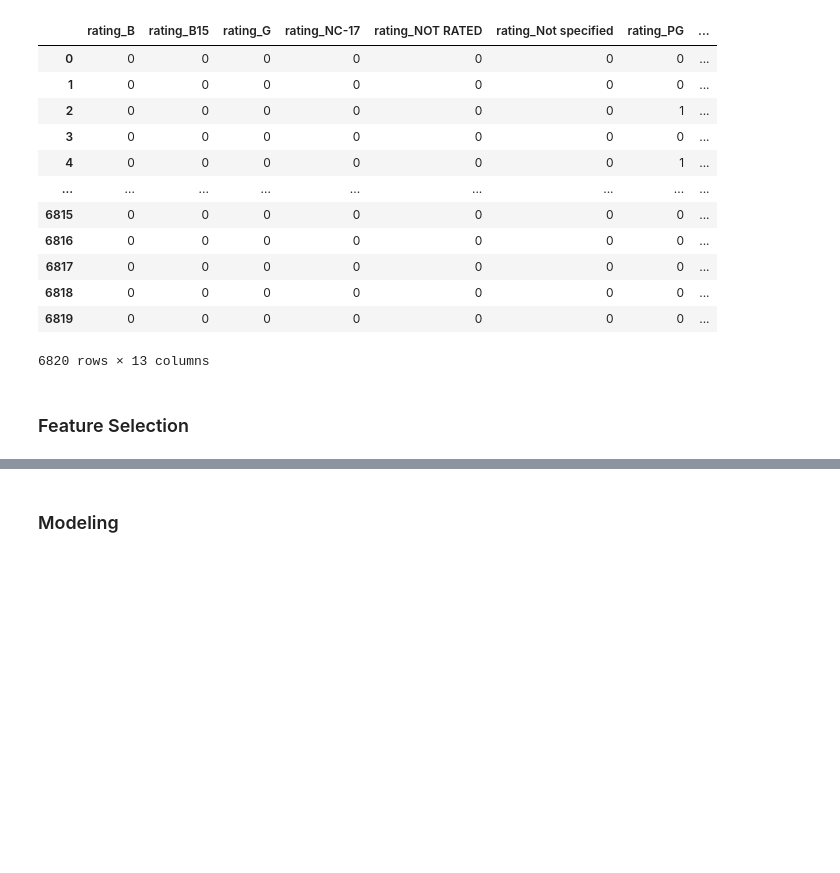
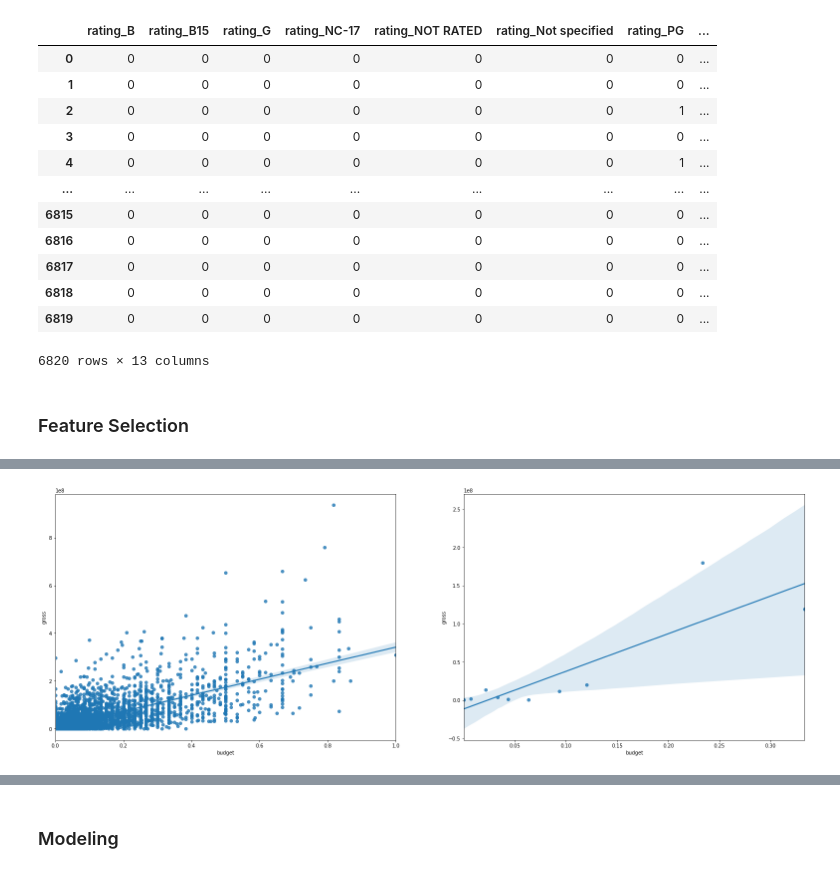
Before and after one commit to sanchiesa/Movie_Industry_Kaggle, a Jupyter notebook: notebooks/Movie_Revenue_Analysis.ipynb, the cells around one changed output, grey strips where cells are left out. Saved outputs shown, nothing was run; the diff lists cells and outputs as text; code cells hidden in the pictures; blank space fills up the shorter version.

```diff
--- a/notebooks/Movie_Revenue_Analysis.ipynb
+++ b/notebooks/Movie_Revenue_Analysis.ipynb
@@ -246 +284,11 @@ for i in top_15_countries:
+# %%
+# Plotting relationship between gross and budget
+
+plt.figure(figsize=(27,20))
+plt.subplot(2,2,1)
+sns.regplot(x='budget', y='gross', data=data, ci=95)
+plt.subplot(2,2,2)
+sns.regplot(x='budget', y='gross', data=data.sample(10, random_state=6), ci=95);
+# %% [output]
+[figure, added]
 # %%
```
Also changed, not shown: parts of 9 cells of this notebook.
